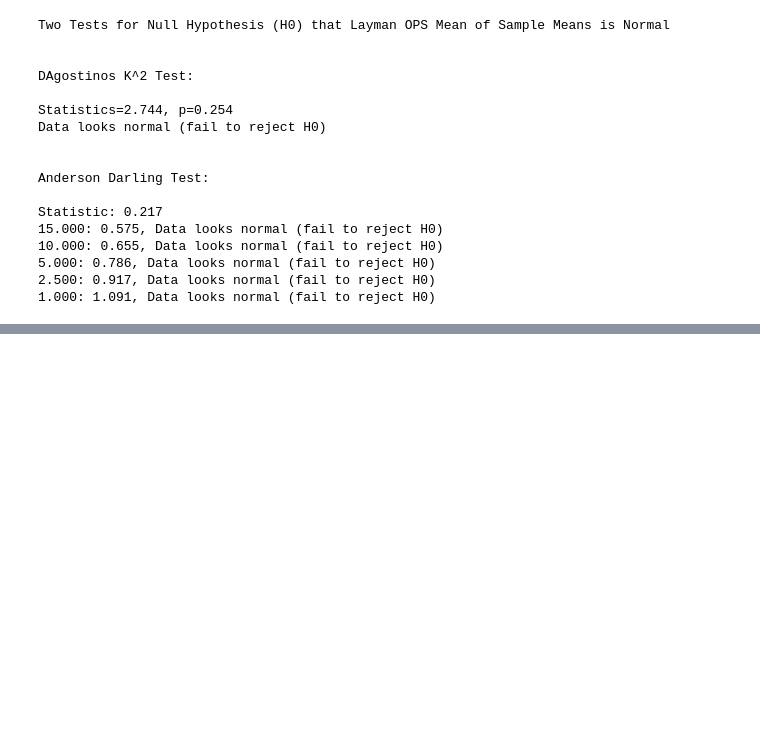
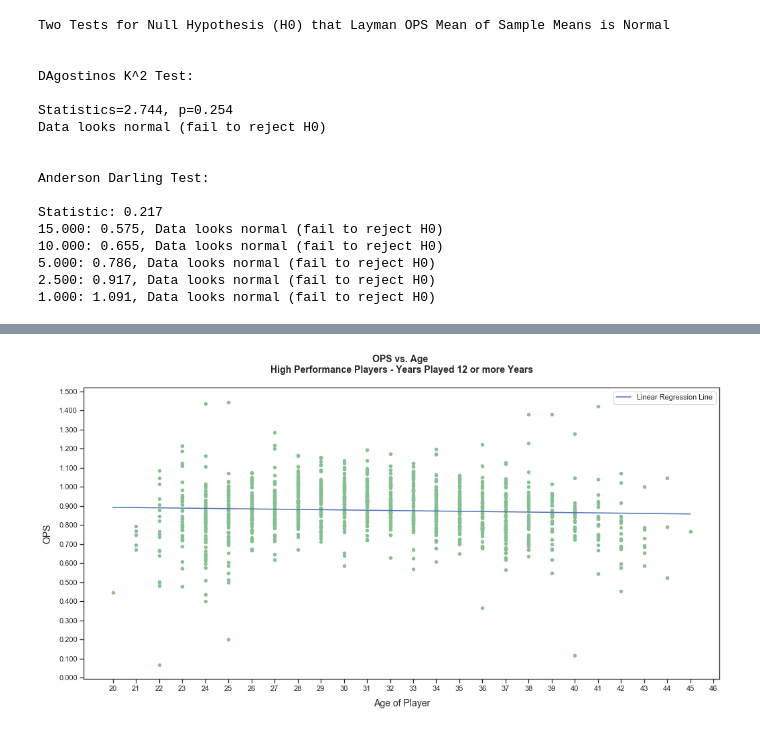
Before and after one commit to paulscheibal/SBDataScienceCert, a Jupyter notebook: CapstoneP1/Statistics/StatisticalAnalysisStory.ipynb, the cells around one changed output, grey strips where cells are left out. Cells and saved outputs as stored; diff of their text form; code cells hidden in the pictures; blank space fills up the shorter version.

```diff
--- a/CapstoneP1/Statistics/StatisticalAnalysisStory.ipynb
+++ b/CapstoneP1/Statistics/StatisticalAnalysisStory.ipynb
@@ -377,0 +390,86 @@ The following is an example of players who have an average OPS of .8334 or highe
+# %%
+#
+#############################################################################################################
+#
+#  scatter plots for various cross sections of data looking for a good Pearson Correlation
+#
+#############################################################################################################
+#
+# Scatter plot for players playing for 12 or more years by OPS vs Age
+dfplot = df[ (df['OPS_AVG'] >= .8334) & (df['years_played'] >= 12) & (df['OPS'] < 1.5) & (df['age'] >= 20)][['OPS','age']]
+dfplot.age = dfplot.age.round()
+ax = dfplot.plot(kind='scatter',x='age',y='OPS',color='#86bf91', figsize=(FSHZ,8))
+ax.set_title('OPS vs. Age \nHigh Performance Players - Years Played 12 or more Years\n', weight='bold', size=14)
+ax.set_xlabel("Age of Player", labelpad=10, size=14)
+ax.set_ylabel("OPS", labelpad=10, size=14)
+for tick in ax.get_xticklabels():
+    tick.set_fontsize(11)
+for tick in ax.get_yticklabels():
+    tick.set_fontsize(11)
+plt.yticks(np.arange(0,1.6,.1))
+plt.xticks(np.arange(20,52,1))
+ax.yaxis.set_major_formatter(mtick.StrMethodFormatter('{x:1.3f}'))
+sage = np.array(dfplot.age)
+sops = np.array(dfplot.OPS)
+a,b,x,y = lin_reg(sage,sops,1)
+print('Linear Regression (least squares) Slope = %1.3f'  % a + ' Y Intersect = %1.3f' % b)
+ax = plt.plot(x,y,label= 'Linear Regression Line')
+leg = plt.legend()
+plt.show()
+
+cov = myCovariance(sage,sops)
+pcorr = myPearson_Corr(cov, sage, sops)
+print('Pearson Correlation %.3f' % pcorr)
+
+# Scatter plot for players playing for 12 or more years by OPS vs Age (28 or older)
+dfplot = df[ (df['OPS_AVG'] >= .8334) & (df['years_played'] >= 12) & (df['OPS'] < 1.5) & (df['age'] >= 28)][['OPS','age']]
+dfplot.age = dfplot.age.round()
+ax = dfplot.plot(kind='scatter',x='age',y='OPS',color='#86bf91', figsize=(FSHZ,8))
+ax.set_title('OPS vs. Age from 28 Years Old\nHigh Performance Players - Years Played 12 or more Years\n', weight='bold', size=14)
+ax.set_xlabel("Age of Player", labelpad=10, size=14)
+ax.set_ylabel("OPS", labelpad=10, size=14)
+for tick in ax.get_xticklabels():
+    tick.set_fontsize(11)
+for tick in ax.get_yticklabels():
+    tick.set_fontsize(11)
+plt.yticks(np.arange(0,1.6,.1))
+plt.xticks(np.arange(24,52,1))
+ax.yaxis.set_major_formatter(mtick.StrMethodFormatter('{x:1.3f}'))
+sage = np.array(dfplot.age)
+sops = np.array(dfplot.OPS)
+a, b, x, y = lin_reg(sage,sops,1)
+print('Linear Regression (least squares) Slope = %1.3f'  % a + ' Y Intersect = %1.3f' % b)
+ax = plt.plot(x,y,label= 'Linear Regression Line')
+leg = plt.legend()
+plt.show()
+
+cov = myCovariance(sage,sops)
+pcorr = myPearson_Corr(cov, sage, sops)
+print('Pearson Correlation %.3f' % pcorr)
+
+# Scatter plot for players playing for 12 or more years by OPS vs Age (28 or older)
+dfplot = df[ (df['OPS_AVG'] >= .8334) & (df['years_played'] >= 12) & (df['OPS'] < 1.5) & (df['age'] >= 20) & (df['age'] <= 27)][['OPS','age']]
+dfplot.age = dfplot.age.round()
+ax = dfplot.plot(kind='scatter',x='age',y='OPS',color='#86bf91', figsize=(10,8))
+ax.set_title('OPS vs. Age between 20 and 27 Years Old\nHigh Performance Players - Years Played 12 or more Years\n', weight='bold', size=14)
+ax.set_xlabel("Age of Player", labelpad=10, size=14)
+ax.set_ylabel("OPS", labelpad=10, size=14)
+for tick in ax.get_xticklabels():
+    tick.set_fontsize(11)
+for tick in ax.get_yticklabels():
+    tick.set_fontsize(11)
+plt.yticks(np.arange(0,1.6,.1))
+plt.xticks(np.arange(19,28,1))
+ax.yaxis.set_major_formatter(mtick.StrMethodFormatter('{x:1.3f}'))
+sage = np.array(dfplot.age)
+sops = np.array(dfplot.OPS)
+a, b, x, y = lin_reg(sage,sops,1)
+print('Linear Regression (least squares) Slope = %1.3f'  % a + ' Y Intersect = %1.3f' % b)
+ax = plt.plot(x,y,label= 'Linear Regression Line')
+leg = plt.legend()
+plt.show()
+
+cov = myCovariance(sage,sops)
+pcorr = myPearson_Corr(cov, sage, sops)
+print('Pearson Correlation %.3f' % pcorr)
+# %% [output]
@@ -377,0 +477 @@ The following is an example of players who have an average OPS of .8334 or highe
+[figure, added]
```
Also changed, not shown: parts of 14 cells of this notebook, 5 other files.
